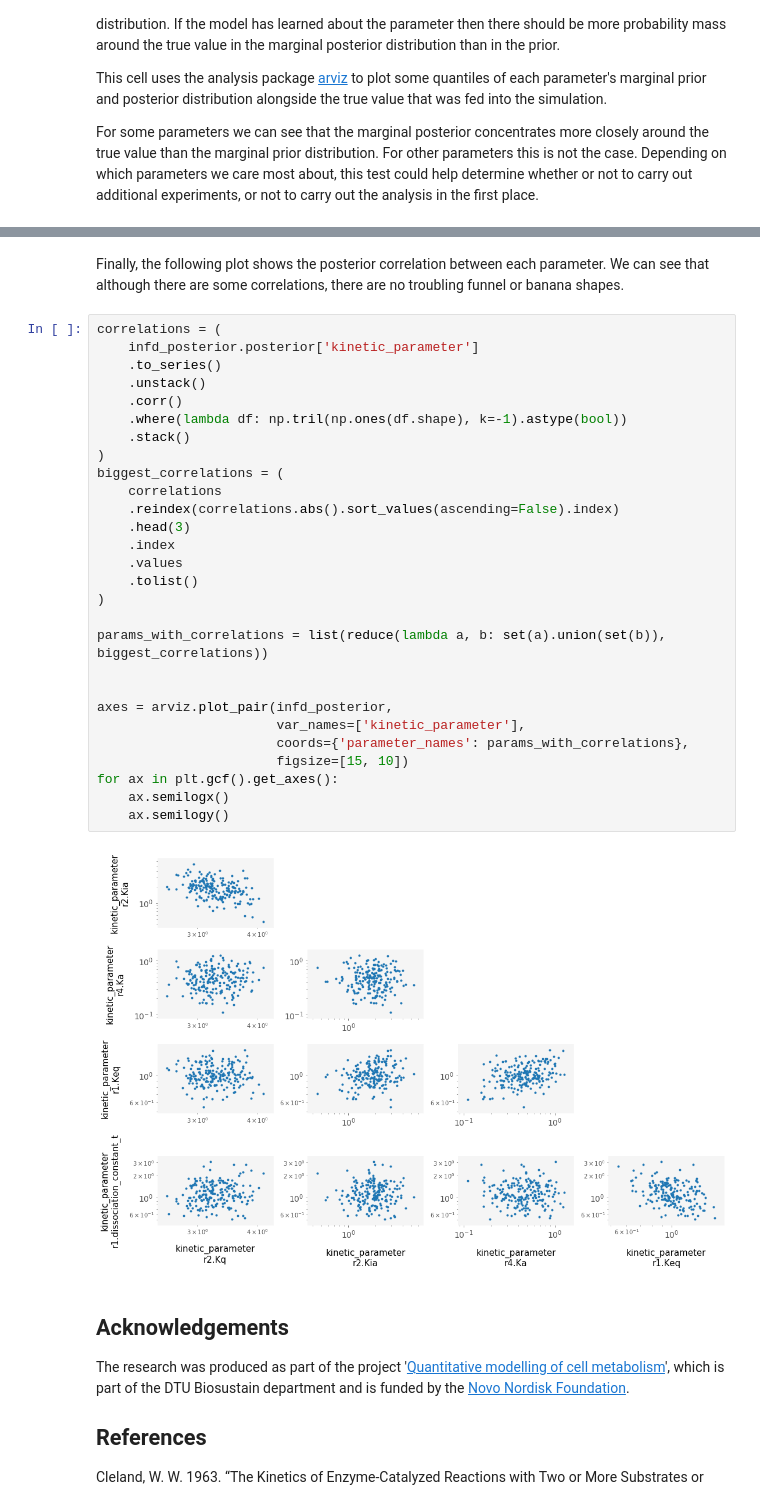
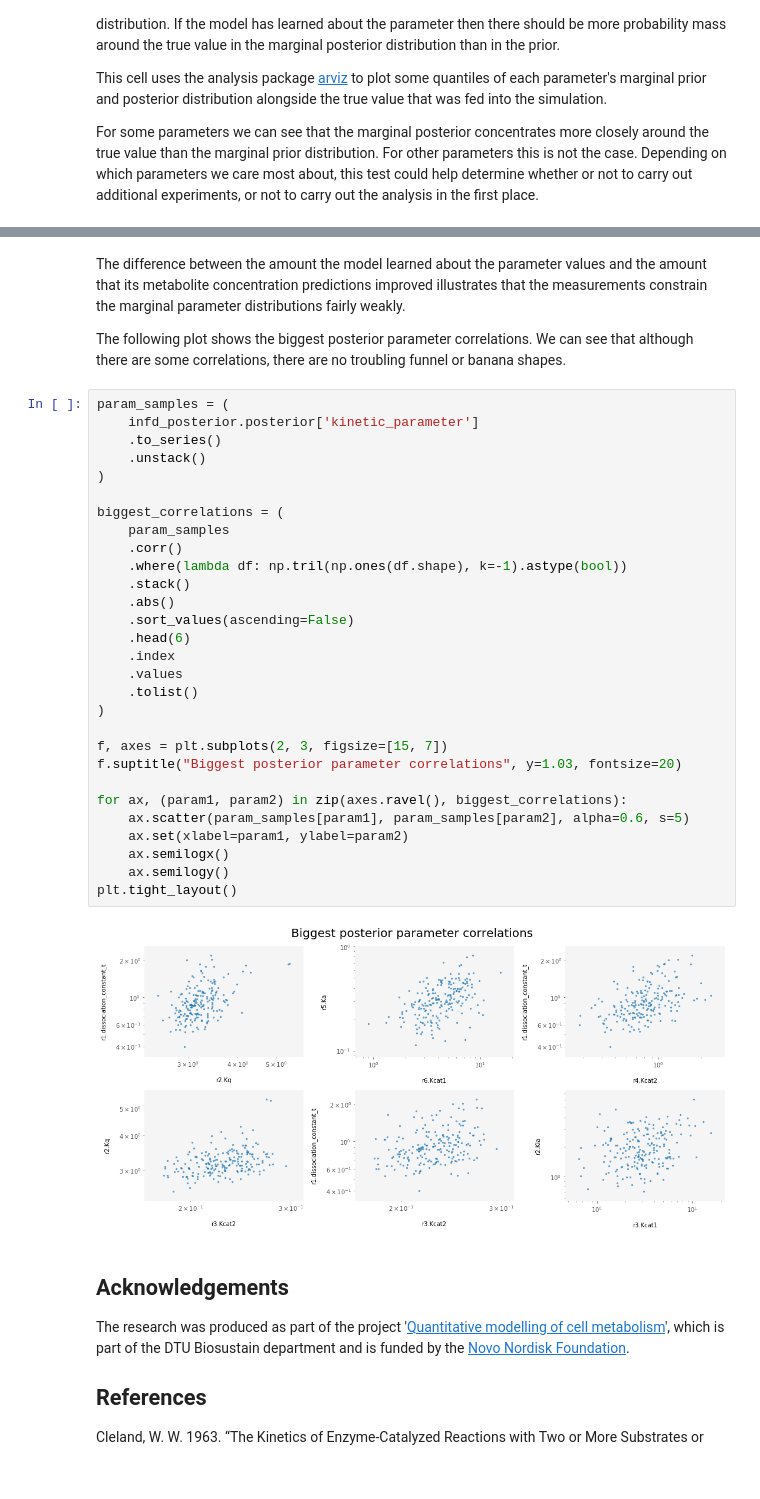
Before and after one commit to teddygroves/stancon_2019_metabolic_network_notebook, a Jupyter notebook: Modelling networks of metabolic reactions with Stan.ipynb, the cells around one changed output, grey strips where cells are left out. Drawn from its saved outputs; the diff is of its cells as text; blank space fills up the shorter version.

```diff
--- a/Modelling networks of metabolic reactions with Stan.ipynb
+++ b/Modelling networks of metabolic reactions with Stan.ipynb
@@ -621,35 +645,38 @@ text = ax.set(title='How did the metabolite concentration predictions change fro
 # %% [markdown]
-Finally, the following plot shows the posterior correlation between each parameter. We can see that although there are some correlations, there are no troubling funnel or banana shapes.
+The difference between the amount the model learned about the parameter values and the amount that its metabolite concentration predictions improved illustrates that the measurements constrain the marginal parameter distributions fairly weakly.
+
+The following plot shows the biggest posterior parameter correlations. We can see that although there are some correlations, there are no troubling funnel or banana shapes.
 # %%
-correlations = (
+param_samples = (
     infd_posterior.posterior['kinetic_parameter']
     .to_series()
     .unstack()
+)
+
+biggest_correlations = (
+    param_samples
     .corr()
     .where(lambda df: np.tril(np.ones(df.shape), k=-1).astype(bool))
     .stack()
-)
-biggest_correlations = (
-    correlations
-    .reindex(correlations.abs().sort_values(ascending=False).index)
-    .head(3)
+    .abs()
+    .sort_values(ascending=False)
+    .head(6)
     .index
     .values
     .tolist()
 )
 
-params_with_correlations = list(reduce(lambda a, b: set(a).union(set(b)), biggest_correlations))
+f, axes = plt.subplots(2, 3, figsize=[15, 7])
+f.suptitle("Biggest posterior parameter correlations", y=1.03, fontsize=20)
 
-
-axes = arviz.plot_pair(infd_posterior,
-                       var_names=['kinetic_parameter'],
-                       coords={'parameter_names': params_with_correlations},
-                       figsize=[15, 10])
-for ax in plt.gcf().get_axes():
+for ax, (param1, param2) in zip(axes.ravel(), biggest_correlations):
+    ax.scatter(param_samples[param1], param_samples[param2], alpha=0.6, s=5)
+    ax.set(xlabel=param1, ylabel=param2)
     ax.semilogx()
     ax.semilogy()
+plt.tight_layout()
 # %% [output]
-[figure, old version]
+[figure, new version]
 # %% [markdown]
 ## Acknowledgements
 The research was produced as part of the project '[Quantitative modelling of cell metabolism](https://www.biosustain.dtu.dk/research/scientific-sections/quantitative-modelling-of-cell-metabolism)', which is part of the DTU Biosustain department and is funded by the [Novo Nordisk Foundation](https://novonordiskfonden.dk/en/).
```
Also changed, not shown: parts of 8 cells of this notebook.
